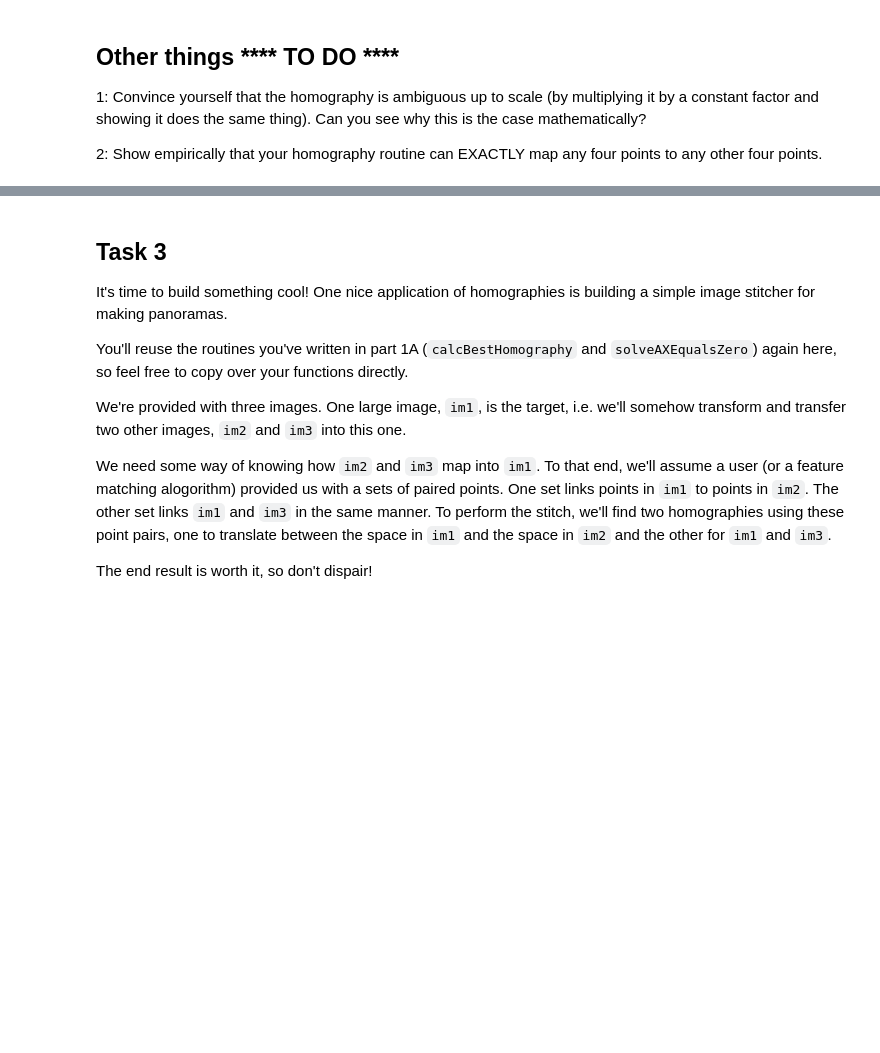
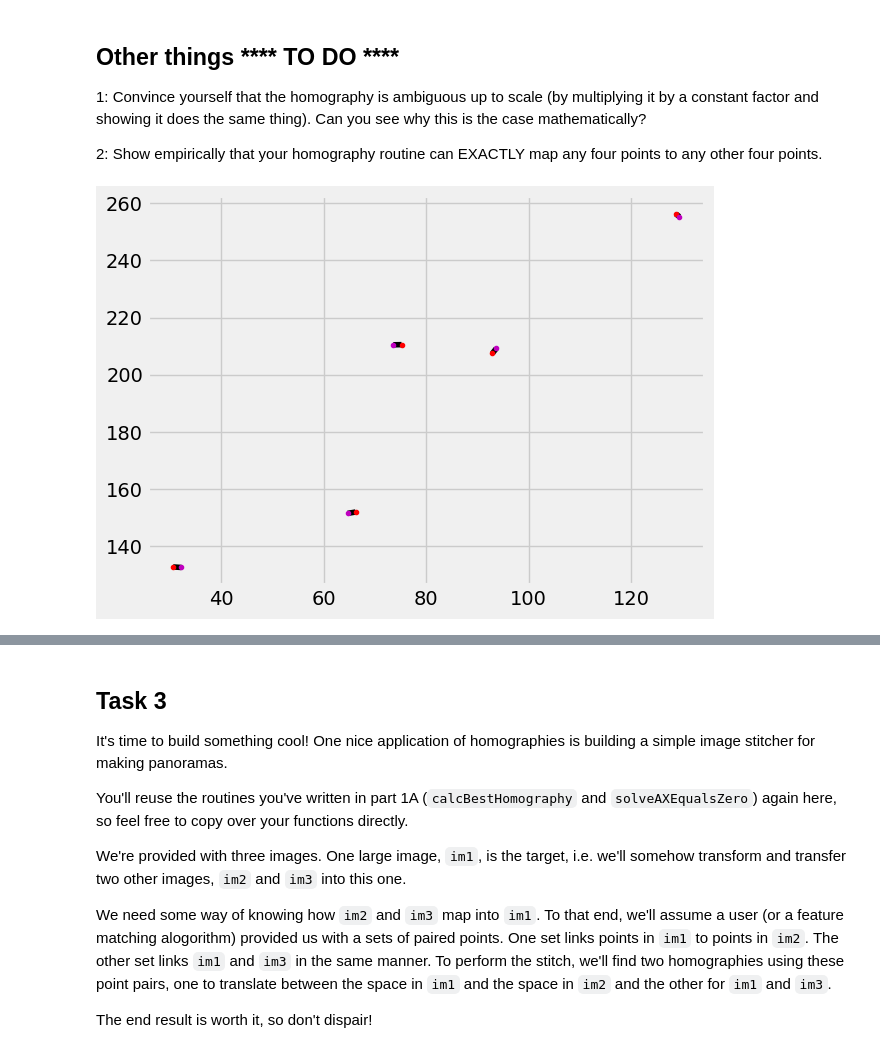
Before and after one commit to Xiaozong-ZHAO/CV-Sensing, a Jupyter notebook: labs/Lab3.ipynb, the cells around one changed output, grey strips where cells are left out. Cells and saved outputs as stored; diff of their text form; code cells hidden in the pictures; blank space fills up the shorter version.

```diff
--- a/labs/Lab3.ipynb
+++ b/labs/Lab3.ipynb
@@ -482,3 +480,21 @@ Can you see why this is the case mathematically?
 
 2: Show empirically that your homography routine can EXACTLY map any four points to any
 other four points.
+# %%
+# scale the homography by a constant factor
+H = 2 * H
+# Apply the scaled  homography to the points
+pts2Hom = np.matmul(H,pts1Hom)
+# Convert the points back to cartesian coordinates
+pts2Cart = pts2Hom[0:2, :] / np.tile(pts2Hom[2:],(2,1))
+# we have already added noise in the previous part
+# %%
+# Plot a green line between pairs of start points (blue) and transformed points (red).
+nPoint = pts1Cart.shape[1]
+for cPoint in range(0, nPoint):
+    plt.plot([pts2Cart[0,cPoint], pts2EstCart[0,cPoint]], [pts2Cart[1,cPoint], pts2EstCart[1,cPoint]],'k-')
+    plt.plot(pts2Cart[0,cPoint],pts2Cart[1,cPoint],'r.',pts2EstCart[0,cPoint],pts2EstCart[1,cPoint],'m.')
+
+plt.show()
+# %% [output]
+[figure, added]
```
Also changed, not shown: parts of 21 cells of this notebook.
